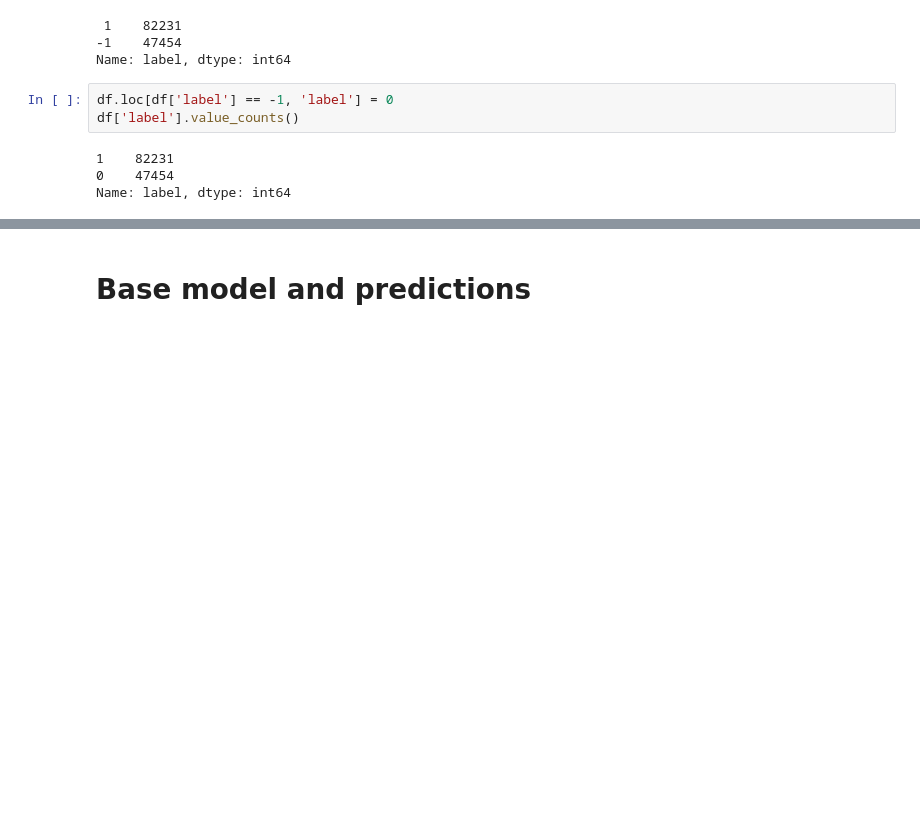
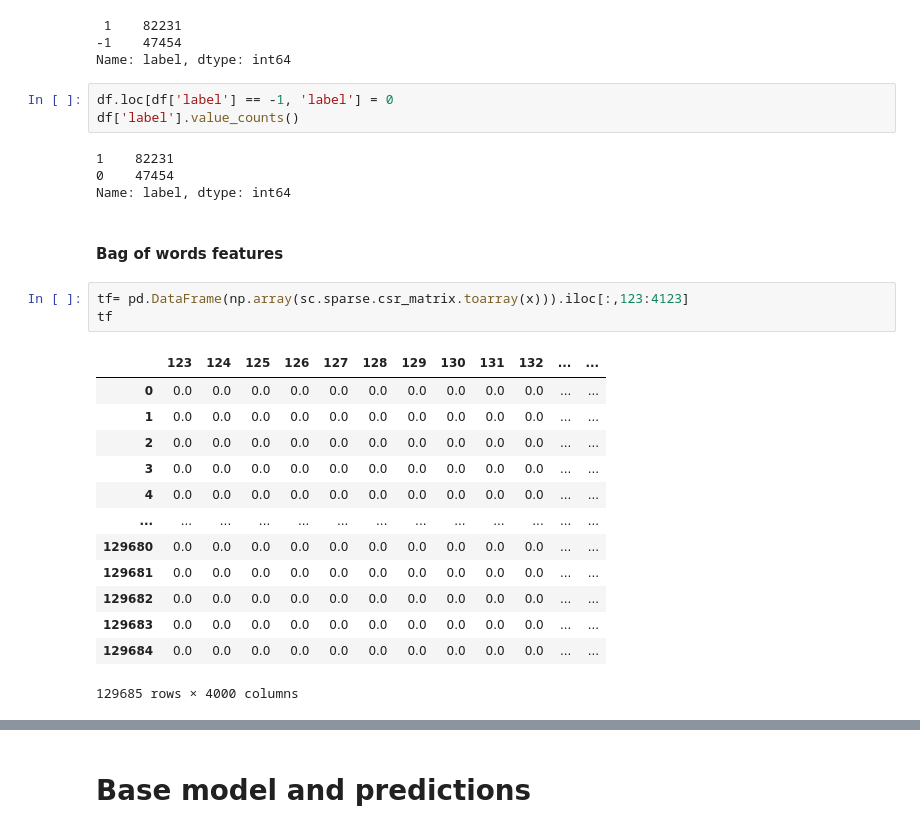
Before and after one commit to DanickCarrier/ml_commercial_detection, a Jupyter notebook: msci-446-submission.ipynb, the cells around one changed output, grey strips where cells are left out. Drawn from its saved outputs; the diff is of its cells as text; blank space fills up the shorter version.

```diff
--- a/msci-446-submission.ipynb
+++ b/msci-446-submission.ipynb
@@ -143,3 +148,22 @@ df['label'].value_counts()
 1    82231
 0    47454
 Name: label, dtype: int64
+# %% [markdown]
+#### Bag of words features
+# %%
+tf= pd.DataFrame(np.array(sc.sparse.csr_matrix.toarray(x))).iloc[:,123:4123]
+tf
+# %% [output]
+|  | 123 | 124 | 125 | 126 | 127 | 128 | 129 | 130 | 131 | 132 | ... | ... |
+| 0 | 0.0 | 0.0 | 0.0 | 0.0 | 0.0 | 0.0 | 0.0 | 0.0 | 0.0 | 0.0 | ... | ... |
+| 1 | 0.0 | 0.0 | 0.0 | 0.0 | 0.0 | 0.0 | 0.0 | 0.0 | 0.0 | 0.0 | ... | ... |
+| 2 | 0.0 | 0.0 | 0.0 | 0.0 | 0.0 | 0.0 | 0.0 | 0.0 | 0.0 | 0.0 | ... | ... |
+| 3 | 0.0 | 0.0 | 0.0 | 0.0 | 0.0 | 0.0 | 0.0 | 0.0 | 0.0 | 0.0 | ... | ... |
+| 4 | 0.0 | 0.0 | 0.0 | 0.0 | 0.0 | 0.0 | 0.0 | 0.0 | 0.0 | 0.0 | ... | ... |
+| ... | ... | ... | ... | ... | ... | ... | ... | ... | ... | ... | ... | ... |
+| 129680 | 0.0 | 0.0 | 0.0 | 0.0 | 0.0 | 0.0 | 0.0 | 0.0 | 0.0 | 0.0 | ... | ... |
+| 129681 | 0.0 | 0.0 | 0.0 | 0.0 | 0.0 | 0.0 | 0.0 | 0.0 | 0.0 | 0.0 | ... | ... |
+| 129682 | 0.0 | 0.0 | 0.0 | 0.0 | 0.0 | 0.0 | 0.0 | 0.0 | 0.0 | 0.0 | ... | ... |
+| 129683 | 0.0 | 0.0 | 0.0 | 0.0 | 0.0 | 0.0 | 0.0 | 0.0 | 0.0 | 0.0 | ... | ... |
+| 129684 | 0.0 | 0.0 | 0.0 | 0.0 | 0.0 | 0.0 | 0.0 | 0.0 | 0.0 | 0.0 | ... | ... |
+129685 rows × 4000 columns
```
Also changed, not shown: parts of 69 cells of this notebook, 1 other file.
